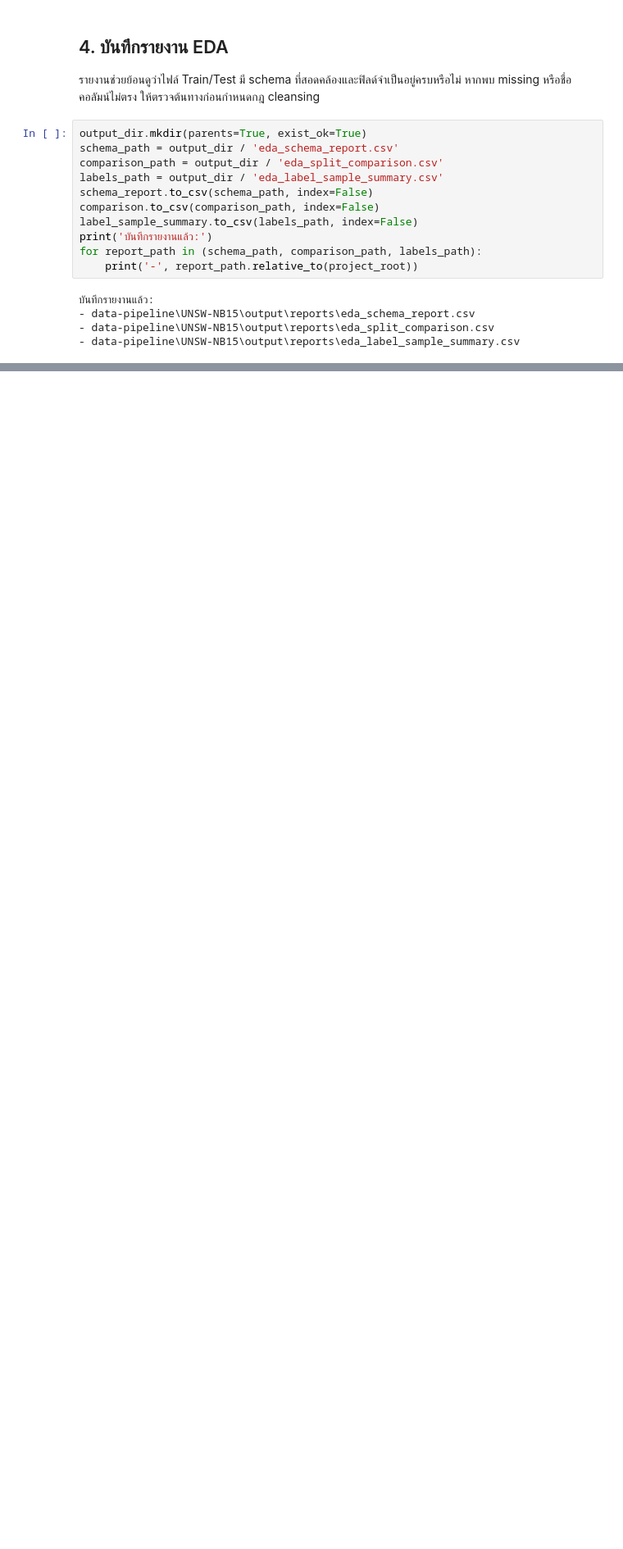
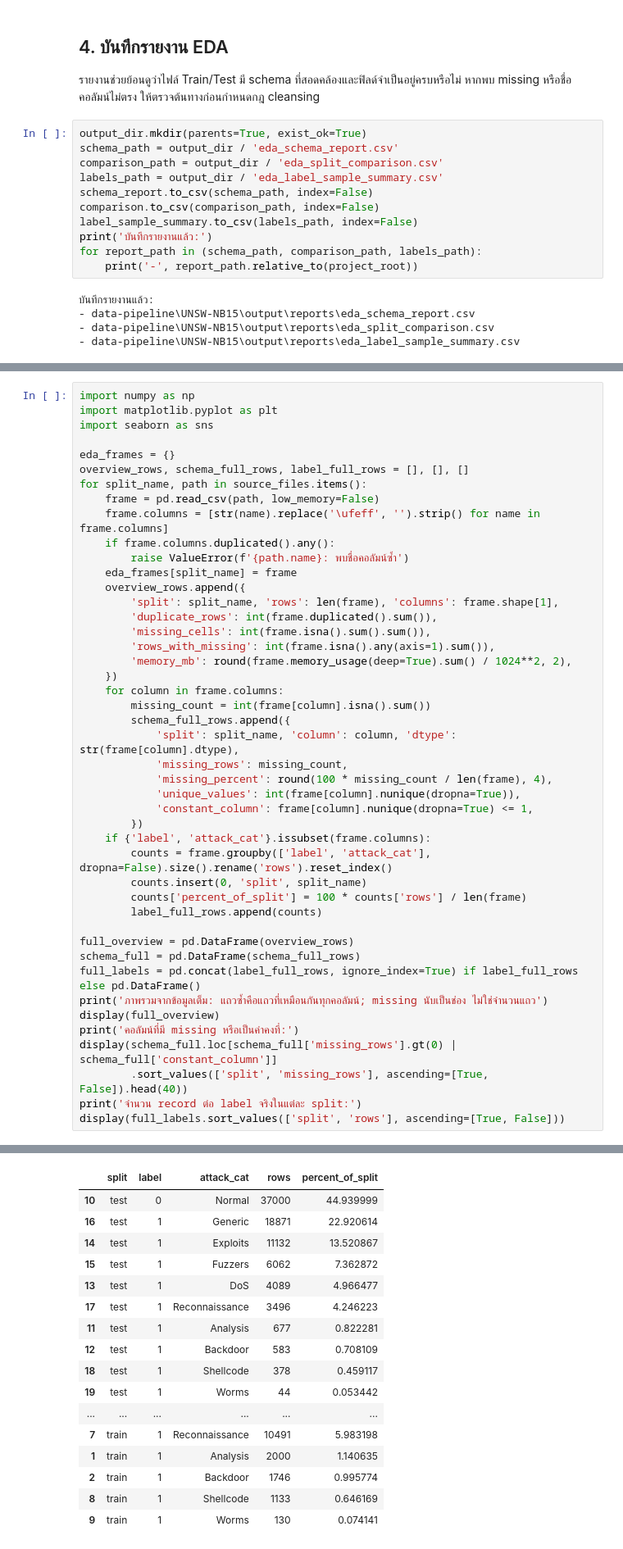
Before and after one commit to kokonj456-dotcom/CSI-ML-Network-Traffic-Detection, a Jupyter notebook: data-pipeline/UNSW-NB15/eda.ipynb, the cells around one changed output, grey strips where cells are left out. Shown at 82% size. Saved outputs shown, nothing was run; the diff lists cells and outputs as text; blank space fills up the shorter version.

```diff
--- a/data-pipeline/UNSW-NB15/eda.ipynb
+++ b/data-pipeline/UNSW-NB15/eda.ipynb
@@ -150,0 +155,46 @@ for report_path in (schema_path, comparison_path, labels_path):
+# %%
+import numpy as np
+import matplotlib.pyplot as plt
+import seaborn as sns
+
+eda_frames = {}
+overview_rows, schema_full_rows, label_full_rows = [], [], []
+for split_name, path in source_files.items():
+    frame = pd.read_csv(path, low_memory=False)
+    frame.columns = [str(name).replace('\ufeff', '').strip() for name in frame.columns]
+    if frame.columns.duplicated().any():
+        raise ValueError(f'{path.name}: พบชื่อคอลัมน์ซ้ำ')
+    eda_frames[split_name] = frame
+    overview_rows.append({
+        'split': split_name, 'rows': len(frame), 'columns': frame.shape[1],
+        'duplicate_rows': int(frame.duplicated().sum()),
+        'missing_cells': int(frame.isna().sum().sum()),
+        'rows_with_missing': int(frame.isna().any(axis=1).sum()),
+        'memory_mb': round(frame.memory_usage(deep=True).sum() / 1024**2, 2),
+    })
+    for column in frame.columns:
+        missing_count = int(frame[column].isna().sum())
+        schema_full_rows.append({
+            'split': split_name, 'column': column, 'dtype': str(frame[column].dtype),
+            'missing_rows': missing_count,
+            'missing_percent': round(100 * missing_count / len(frame), 4),
+            'unique_values': int(frame[column].nunique(dropna=True)),
+            'constant_column': frame[column].nunique(dropna=True) <= 1,
+        })
+    if {'label', 'attack_cat'}.issubset(frame.columns):
+        counts = frame.groupby(['label', 'attack_cat'], dropna=False).size().rename('rows').reset_index()
+        counts.insert(0, 'split', split_name)
+        counts['percent_of_split'] = 100 * counts['rows'] / len(frame)
+        label_full_rows.append(counts)
+
+full_overview = pd.DataFrame(overview_rows)
+schema_full = pd.DataFrame(schema_full_rows)
+full_labels = pd.concat(label_full_rows, ignore_index=True) if label_full_rows else pd.DataFrame()
+print('ภาพรวมจากข้อมูลเต็ม: แถวซ้ำคือแถวที่เหมือนกันทุกคอลัมน์; missing นับเป็นช่อง ไม่ใช่จำนวนแถว')
+display(full_overview)
+print('คอลัมน์ที่มี missing หรือเป็นค่าคงที่:')
+display(schema_full.loc[schema_full['missing_rows'].gt(0) | schema_full['constant_column']]
+        .sort_values(['split', 'missing_rows'], ascending=[True, False]).head(40))
+print('จำนวน record ต่อ label จริงในแต่ละ split:')
+display(full_labels.sort_values(['split', 'rows'], ascending=[True, False]))
+# %% [output]
@@ -150,0 +208,17 @@ for report_path in (schema_path, comparison_path, labels_path):
+|  | split | label | attack_cat | rows | percent_of_split |
+| 10 | test | 0 | Normal | 37000 | 44.939999 |
+| 16 | test | 1 | Generic | 18871 | 22.920614 |
+| 14 | test | 1 | Exploits | 11132 | 13.520867 |
+| 15 | test | 1 | Fuzzers | 6062 | 7.362872 |
+| 13 | test | 1 | DoS | 4089 | 4.966477 |
+| 17 | test | 1 | Reconnaissance | 3496 | 4.246223 |
+| 11 | test | 1 | Analysis | 677 | 0.822281 |
+| 12 | test | 1 | Backdoor | 583 | 0.708109 |
+| 18 | test | 1 | Shellcode | 378 | 0.459117 |
+| 19 | test | 1 | Worms | 44 | 0.053442 |
+| ... | ... | ... | ... | ... | ... |
+| 7 | train | 1 | Reconnaissance | 10491 | 5.983198 |
+| 1 | train | 1 | Analysis | 2000 | 1.140635 |
+| 2 | train | 1 | Backdoor | 1746 | 0.995774 |
+| 8 | train | 1 | Shellcode | 1133 | 0.646169 |
+| 9 | train | 1 | Worms | 130 | 0.074141 |
```
Also changed, not shown: parts of 10 cells of this notebook, 25 other files.
